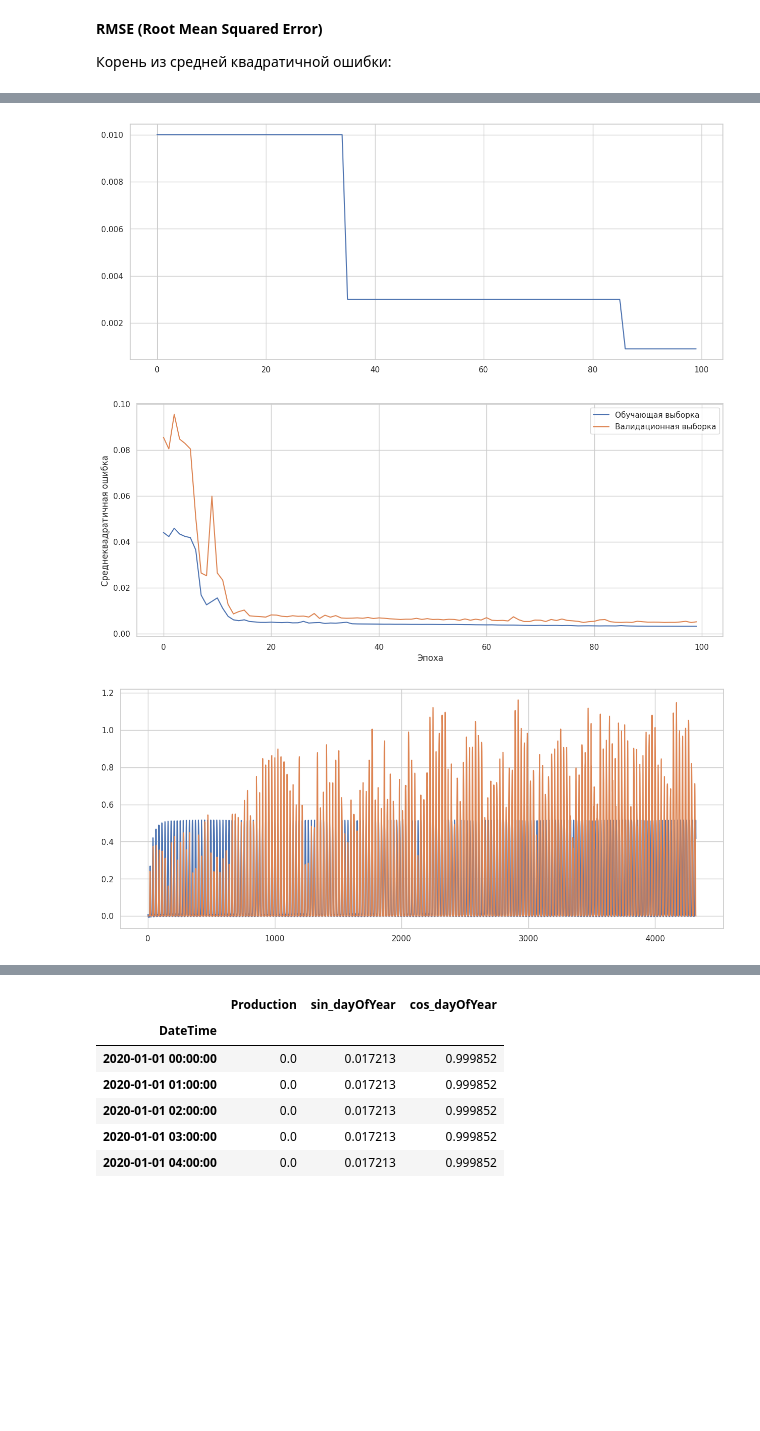
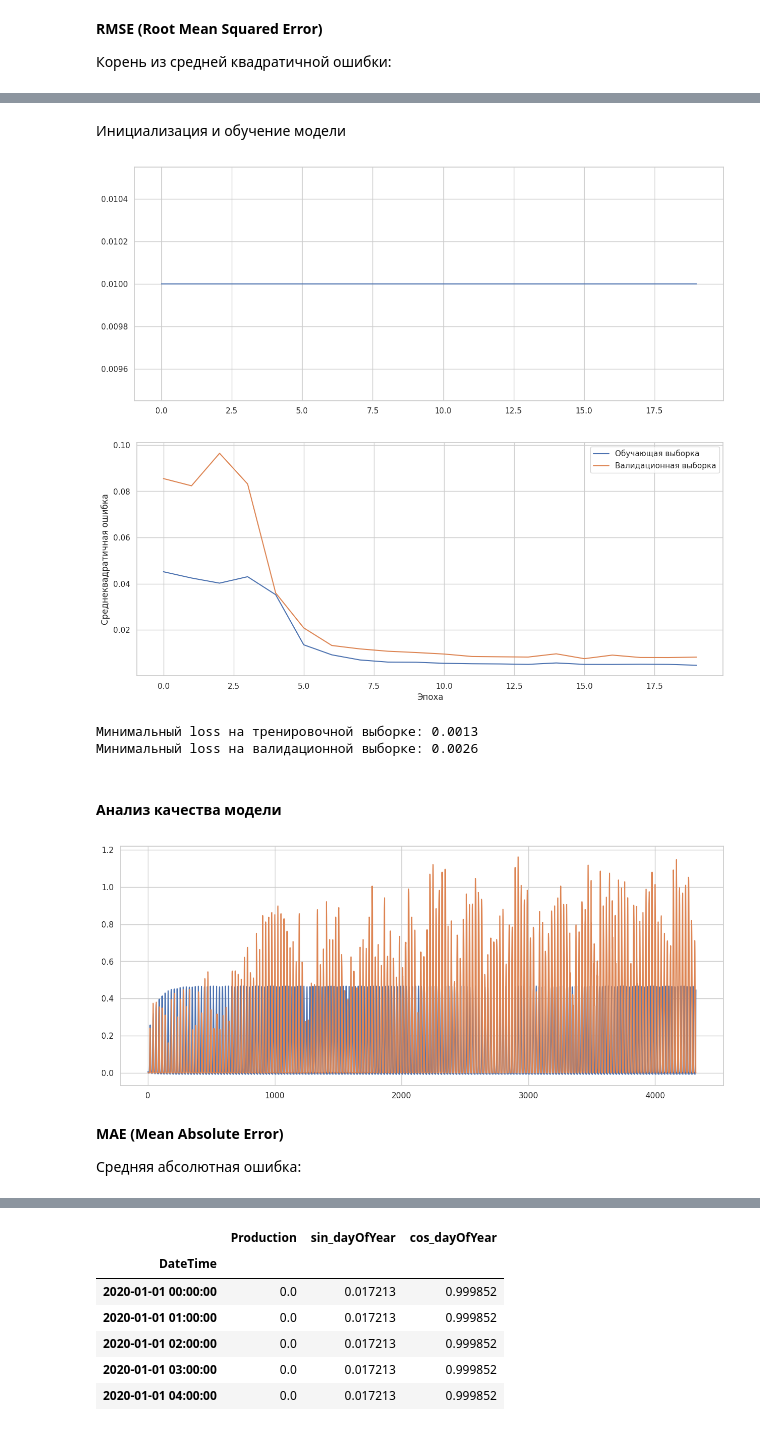
Before and after one commit to ArtyomShabunin/SMOPA, a Jupyter notebook: lesson_9.ipynb, the cells around one changed output, grey strips where cells are left out. Cells and saved outputs as stored; diff of their text form; code cells hidden in the pictures; blank space fills up the shorter version.

```diff
--- a/lesson_9.ipynb
+++ b/lesson_9.ipynb
@@ -481,3 +574,5 @@ class LSTMForecastAuto(nn.Module):
+# %% [markdown]
+Инициализация и обучение модели
 # %%
 HIDDEN_SIZE = 64
 LSTM_LAYERS = 1
@@ -489,13 +584,13 @@ optimizer = torch.optim.Adam(LSTM_model.parameters(), lr=0.01)
 scheduler = lr_scheduler.ReduceLROnPlateau(optimizer, mode='min', factor=0.3,
                                            patience=3, threshold=0.0001)
 
-epochs = 100
+epochs = 20
 # %%
 LSTM_model, losses, lr = train_model(LSTM_model, loss_fn, optimizer, scheduler, num_epochs=epochs)
 # %%
 plt.plot(lr);
 # %% [output]
-[figure, old version]
+[figure, new version]
 # %%
 plt.plot(losses["train"], label="Обучающая выборка");
 plt.plot(losses["valid"], label="Валидационная выборка");
@@ -503,21 +598,33 @@ plt.legend();
 plt.xlabel("Эпоха");
 plt.ylabel("Среднеквадратичная ошибка");
 # %% [output]
-[figure, old version]
+[figure, new version]
+# %%
+print(f"Минимальный loss на тренировочной выборке: {min(losses['train']):.4f}")
+print(f"Минимальный loss на валидационной выборке: {min(losses['valid']):.4f}")
+# %% [output]
+Минимальный loss на тренировочной выборке: 0.0013
+Минимальный loss на валидационной выборке: 0.0026
+# %% [markdown]
+#### Анализ качества модели
 # %%
 LSTM_model.to('cpu')
 
+# horizon_for_test = 100
 horizon_for_test = solar_test_scaled.shape[0] - N_LAGS
 
-pred = LSTM_model(
+lstm_pred = LSTM_model(
     torch.tensor(
         solar_test_scaled.values[:N_LAGS].reshape(-1)[None,:],
         dtype=torch.float32),
     horizon_for_test
-    # solar_test_scaled.shape[0] - N_LAGS
-    )
+    )[0]
 
-plt.plot(pred[0].detach().numpy());
+plt.plot(lstm_pred.detach().numpy());
 plt.plot(solar_test_scaled.values[N_LAGS:N_LAGS+horizon_for_test].reshape(-1));
 # %% [output]
-[figure, old version]
+[figure, new version]
+# %% [markdown]
+**MAE (Mean Absolute Error)**
+
+Средняя абсолютная ошибка:
```
Also changed, not shown: parts of 48 cells of this notebook.
